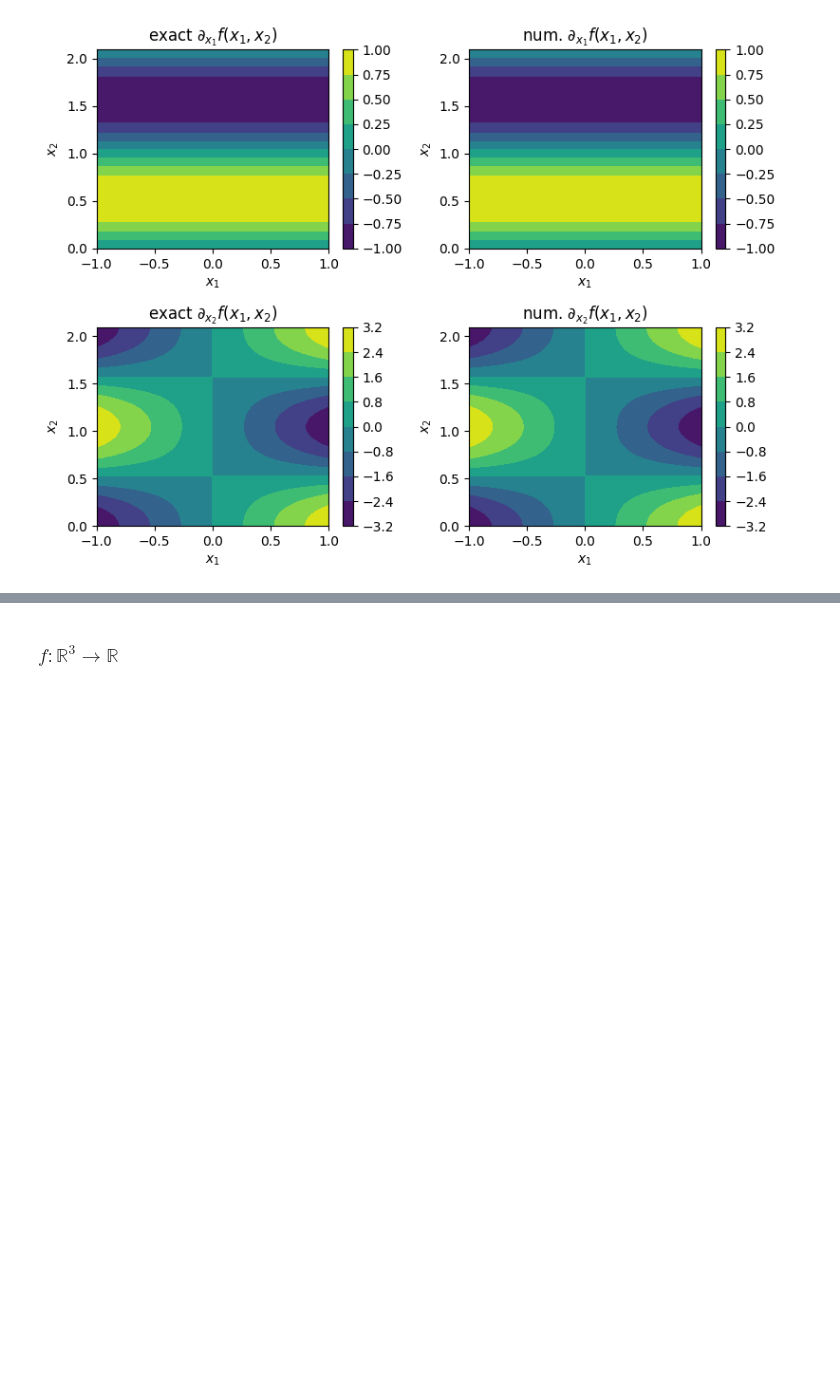
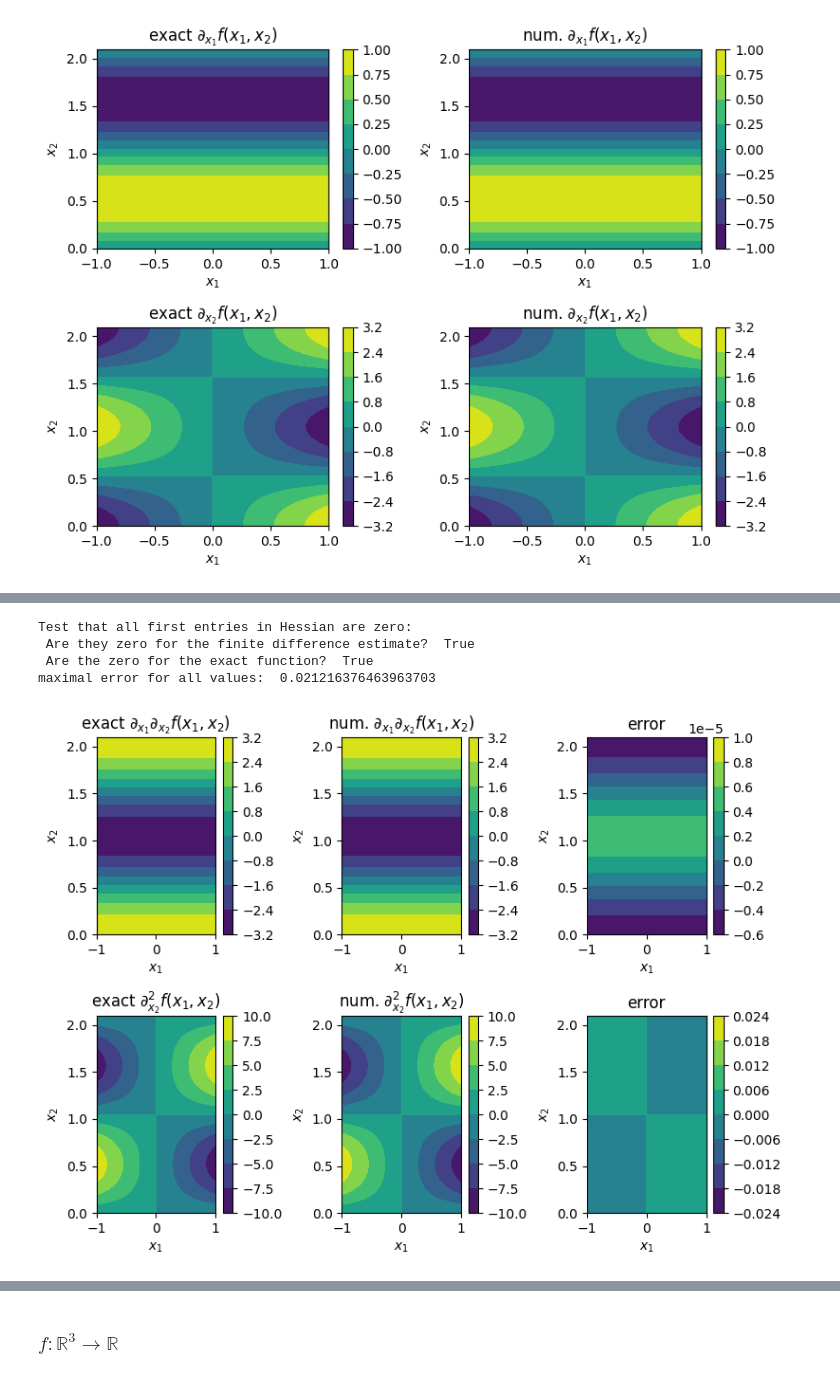
Before and after one commit to runehoejlund/plasma-ray-tracer, a Jupyter notebook: MGO/numgrad_examples.ipynb, the cells around one changed output, grey strips where cells are left out. Drawn from its saved outputs; the diff is of its cells as text; code cells hidden in the pictures; blank space fills up the shorter version.

```diff
--- a/MGO/numgrad_examples.ipynb
+++ b/MGO/numgrad_examples.ipynb
@@ -256,0 +306,62 @@ plt.show()
+# %%
+_ddf = lambda x1, x2: np.stack([
+    np.stack([np.zeros(x1.shape), a*np.cos(a*x2)], axis=2),
+    np.stack([a*np.cos(a*x2), -a**2 * x1 * np.sin(a*x2)], axis=2)
+    ], axis=3)
+ddf = grad(grad(f, x1, x2), x1, x2)
+# %%
+print(
+    'Test that all first entries in Hessian are zero:\n',
+    'Are they zero for the finite difference estimate? ',
+    np.all(np.isclose(ddf[:, :, 0, 0], 0)),
+    '\n Are the zero for the exact function? ',
+    np.all(np.isclose(_ddf(X1, X2)[:, :, 0, 0], 0))
+)
+print('maximal error for all values: ', np.max(np.abs(ddf - _ddf(X1, X2))))
+# %% [output]
+Test that all first entries in Hessian are zero:
+ Are they zero for the finite difference estimate?  True
+ Are the zero for the exact function?  True
+maximal error for all values:  0.021216376463963703
+# %%
+fig, ax = plt.subplots(2, 3, figsize=(8, 6))
+cont = ax[0,0].contourf(X1, X2, _ddf(X1, X2)[:, :, 0, 1])
+plt.colorbar(cont)
+ax[0, 0].set_xlabel(r'$x_1$')
+ax[0, 0].set_ylabel(r'$x_2$')
+ax[0, 0].set_title(r'exact $\partial_{x_1} \partial_{x_2} f(x_1, x_2)$')
+
+cont = ax[0,1].contourf(X1, X2, ddf[:, :, 0, 1])
+plt.colorbar(cont)
+ax[0, 1].set_xlabel(r'$x_1$')
+ax[0, 1].set_ylabel(r'$x_2$')
+ax[0, 1].set_title(r'num. $\partial_{x_1} \partial_{x_2} f(x_1, x_2)$')
+
+cont = ax[0,2].contourf(X1, X2, ddf[:, :, 0, 1] - _ddf(X1, X2)[:, :, 0, 1])
+plt.colorbar(cont)
+ax[0, 2].set_xlabel(r'$x_1$')
+ax[0, 2].set_ylabel(r'$x_2$')
+ax[0, 2].set_title(r'error')
+
+cont = ax[1,0].contourf(X1, X2, _ddf(X1, X2)[:, :, 1, 1])
+plt.colorbar(cont)
+ax[1, 0].set_xlabel(r'$x_1$')
+ax[1, 0].set_ylabel(r'$x_2$')
+ax[1, 0].set_title(r'exact $\partial_{x_2}^2 f(x_1, x_2)$')
+
+cont = ax[1,1].contourf(X1, X2, ddf[:, :, 1, 1])
+plt.colorbar(cont)
+ax[1, 1].set_xlabel(r'$x_1$')
+ax[1, 1].set_ylabel(r'$x_2$')
+ax[1, 1].set_title(r'num. $\partial_{x_2}^2 f(x_1, x_2)$')
+
+cont = ax[1,2].contourf(X1, X2, ddf[:, :, 1, 1] - _ddf(X1, X2)[:, :, 1, 1])
+plt.colorbar(cont)
+ax[1, 2].set_xlabel(r'$x_1$')
+ax[1, 2].set_ylabel(r'$x_2$')
+ax[1, 2].set_title(r'error')
+
+plt.tight_layout()
+plt.show()
+# %% [output]
+[figure, added]
```
Also changed, not shown: parts of 16 cells of this notebook.
